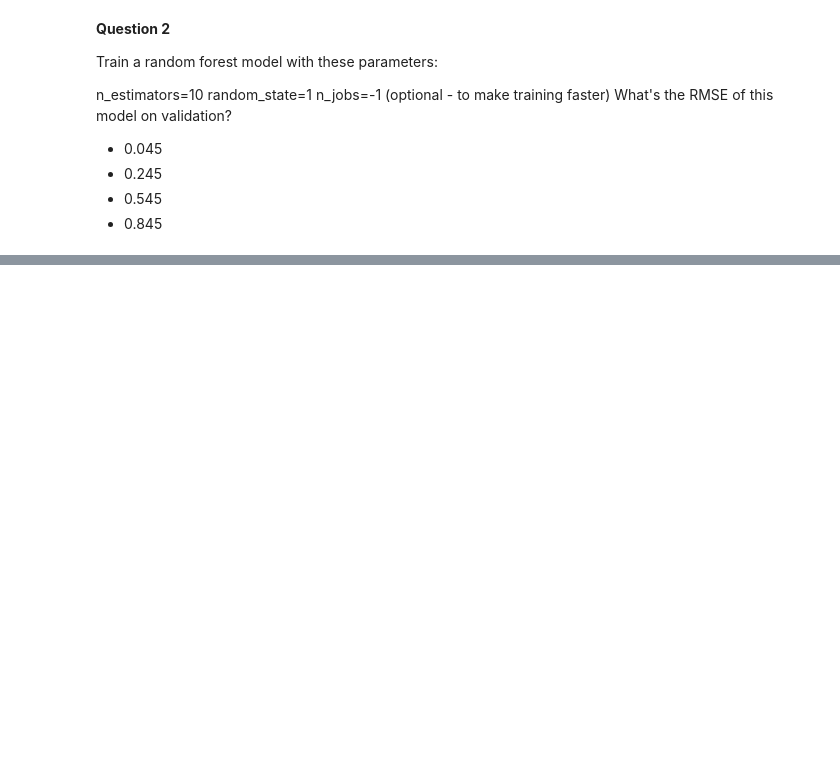
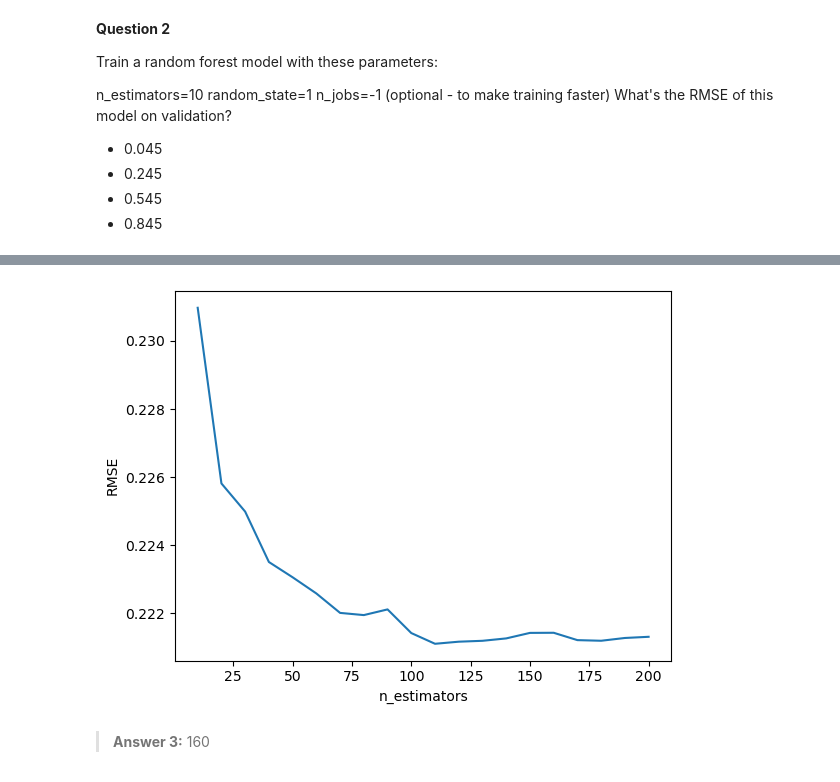
Before and after one commit to AnastasiiaLuk/ML_Zoomcamp, a Jupyter notebook: HW6/ML Zoomcamp 2023 - Homework #6.ipynb, the cells around one changed output, grey strips where cells are left out. Drawn from its saved outputs; the diff is of its cells as text; code cells hidden in the pictures; blank space fills up the shorter version.

```diff
--- a/HW6/ML Zoomcamp 2023 - Homework #6.ipynb
+++ b/HW6/ML Zoomcamp 2023 - Homework #6.ipynb
@@ -162,3 +162,6 @@ What's the RMSE of this model on validation?
 * 0.245
 * 0.545
 * 0.845
+# %%
+rf = RandomForestRegressor(n_estimators=10, random_state=1, n_jobs=-1)
+rf.fit(X_train, y_train)
@@ -164,0 +170,3 @@ What's the RMSE of this model on validation?
+# %%
+X_val = dv.transform(val_dicts)
+y_pred = rf.predict(X_val)
@@ -164,0 +193,22 @@ What's the RMSE of this model on validation?
+# %%
+scores = []
+
+for n in tqdm(range(10,201,10)):
+    rf = RandomForestRegressor(n_estimators=n, random_state=1, n_jobs=-1)
+    rf.fit(X_train, y_train)
+
+    y_pred = rf.predict(X_val)
+    score = np.sqrt(mean_squared_error(y_val, y_pred))
+
+    scores.append((n, score))
+
+df_scores = pd.DataFrame(scores, columns=['n_estimators', 'rmse'])
+# %%
+plt.plot(df_scores.n_estimators,  df_scores.rmse)
+plt.xlabel('n_estimators')
+plt.ylabel('RMSE')
+plt.show()
+# %% [output]
+[figure, added]
+# %% [markdown]
+>__Answer 3:__ 160
```
Also changed, not shown: parts of 16 cells of this notebook.
